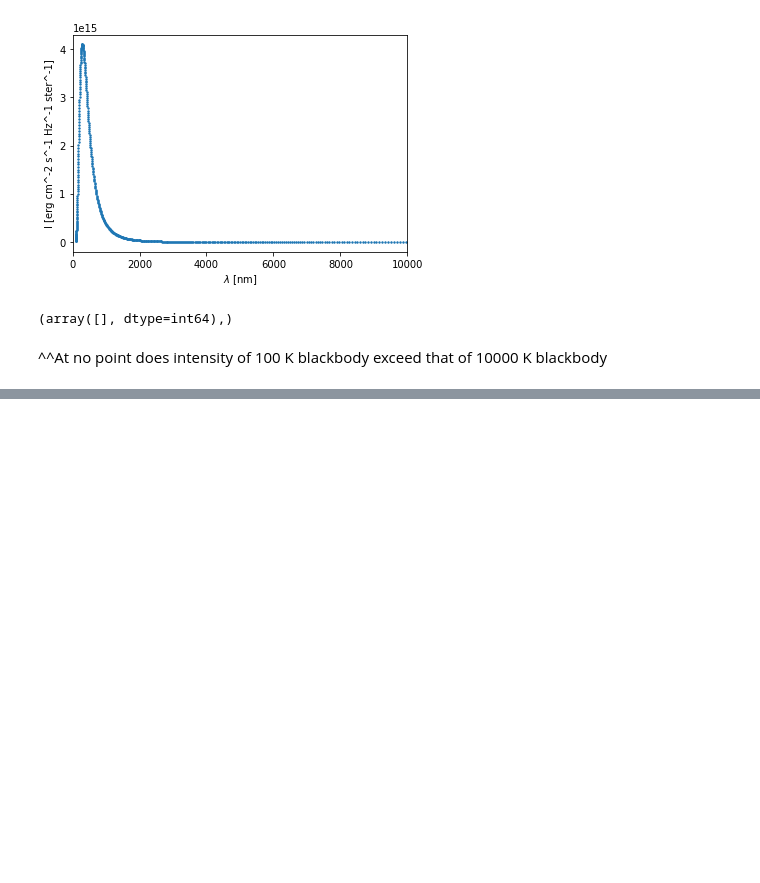
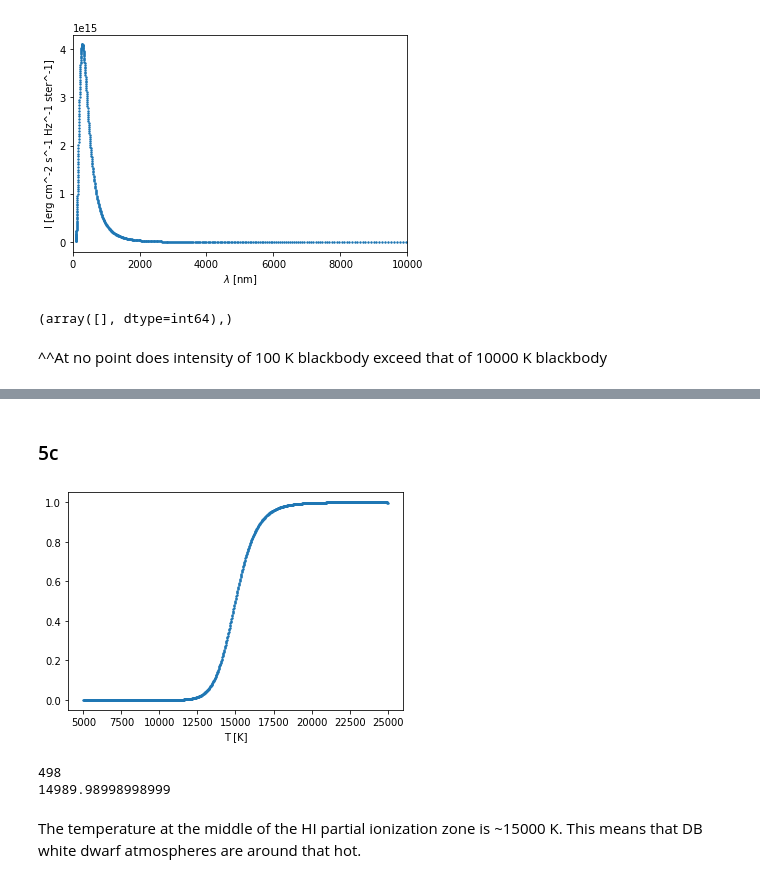
Before and after one commit to cl3425/uf-class-repo, a Jupyter notebook: radiative-processes/hw1.ipynb, the cells around one changed output, grey strips where cells are left out. Saved outputs shown, nothing was run; the diff lists cells and outputs as text; code cells hidden in the pictures; blank space fills up the shorter version.

```diff
--- a/radiative-processes/hw1.ipynb
+++ b/radiative-processes/hw1.ipynb
@@ -95,0 +131,28 @@ print(np.where(planck_wavelength(lams, 10000)-planck_wavelength(lams, 100) <= 0)
+# %% [markdown]
+### 5c
+# %%
+temps = np.linspace(5000, 25000, 1000)
+def calc_nii_over_ntot(nii_over_ni, niii_over_nii):
+    denominator = (1./nii_over_ni) + 1 + niii_over_nii
+    return 1/denominator
+
+nii_over_ntots = []
+for temp in temps:
+    nii_over_ni = n_frac(u_i, u_ii, temp, chi_i)
+    niii_over_nii = n_frac(u_ii, u_iii, temp, chi_ii)
+
+    nii_over_ntot = calc_nii_over_ntot(nii_over_ni, niii_over_nii)
+    nii_over_ntots.append(nii_over_ntot)
+
+plt.scatter(temps, nii_over_ntots, s=2)
+plt.xlabel('T [K]')
+plt.show()
+
+print(np.where([nelt<0.5 for nelt in nii_over_ntots])[0][-1]) # last index before crossing 0.5 threshold
+print(temps[499])
+# %% [output]
+[figure, added]
+498
+14989.98998998999
+# %% [markdown]
+The temperature at the middle of the HI partial ionization zone is ~15000 K. This means that DB white dwarf atmospheres are around that hot.
```
Also changed, not shown: parts of 2 cells of this notebook.
